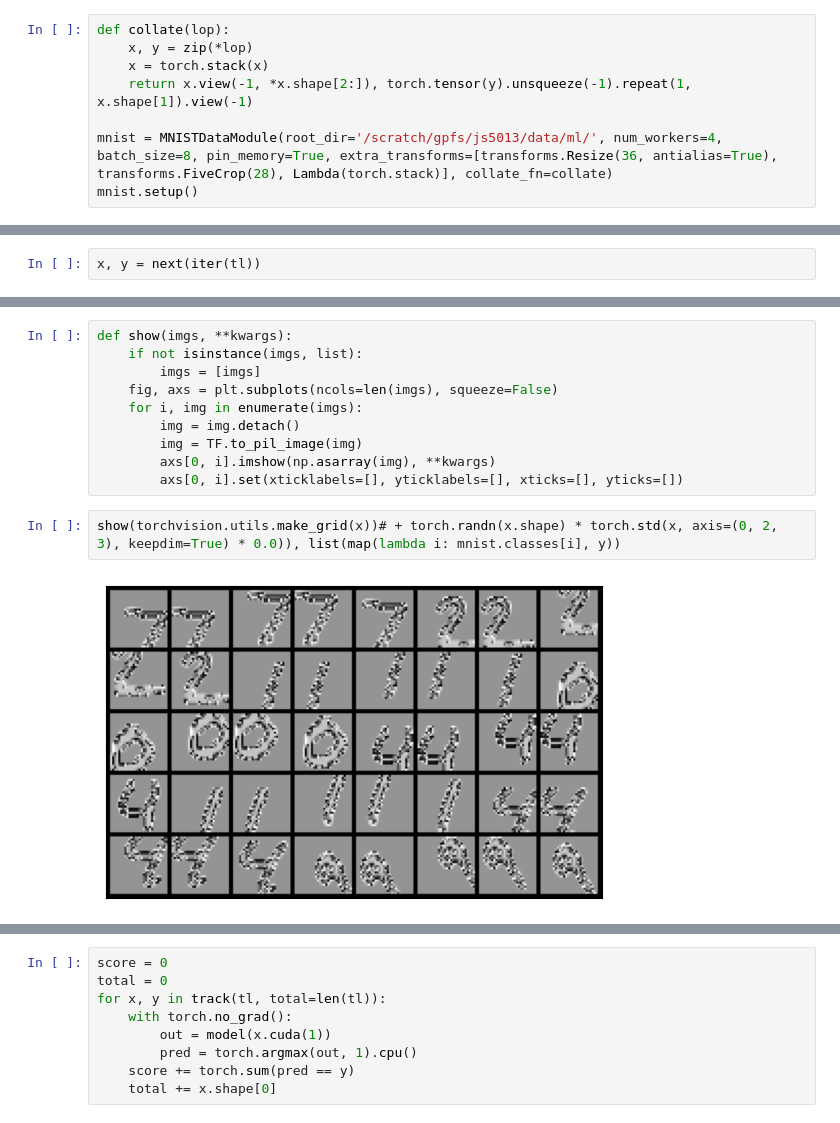
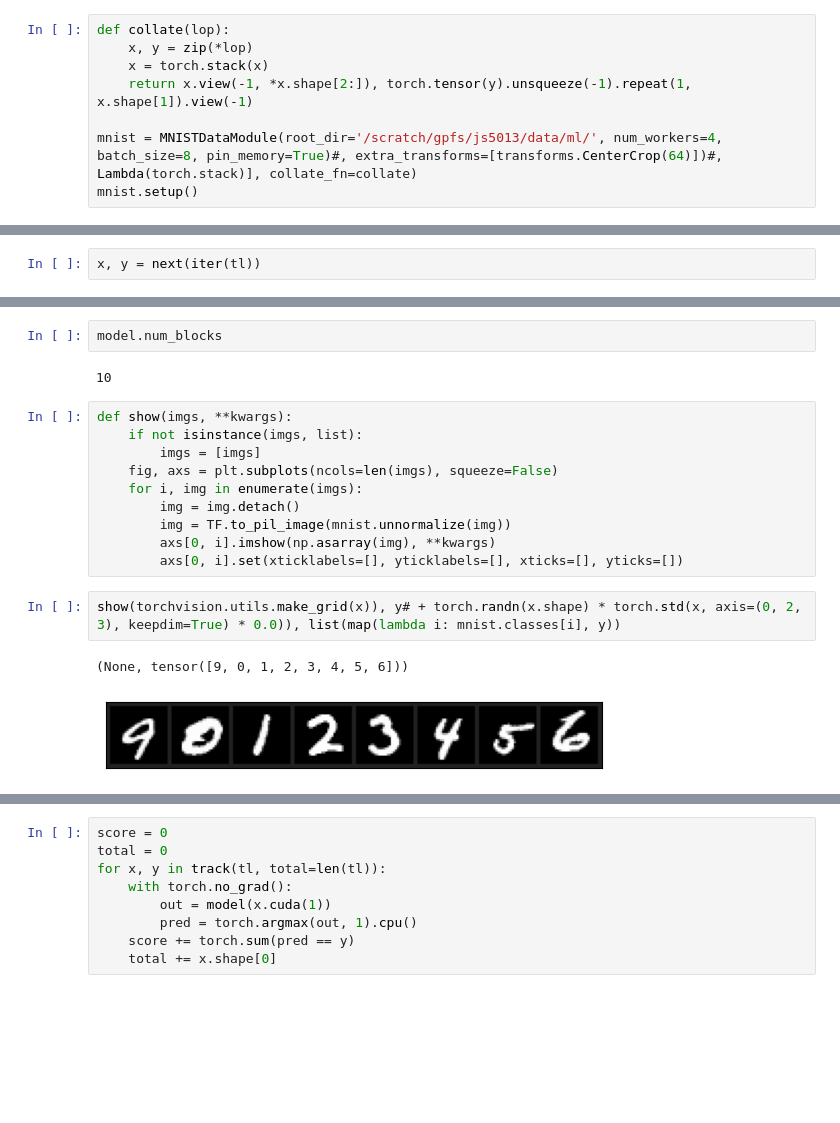
Before and after one commit to al-jshen/gpt, a Jupyter notebook: notebooks/ViT.ipynb, the cells around one changed output, grey strips where cells are left out. Saved outputs shown, nothing was run; the diff lists cells and outputs as text; blank space fills up the shorter version.

```diff
--- a/notebooks/ViT.ipynb
+++ b/notebooks/ViT.ipynb
@@ -26,7 +26,7 @@ def collate(lop):
     x = torch.stack(x)
     return x.view(-1, *x.shape[2:]), torch.tensor(y).unsqueeze(-1).repeat(1, x.shape[1]).view(-1)
 
-mnist = MNISTDataModule(root_dir='/scratch/gpfs/js5013/data/ml/', num_workers=4, batch_size=8, pin_memory=True, extra_transforms=[transforms.Resize(36, antialias=True), transforms.FiveCrop(28), Lambda(torch.stack)], collate_fn=collate)
+mnist = MNISTDataModule(root_dir='/scratch/gpfs/js5013/data/ml/', num_workers=4, batch_size=8, pin_memory=True)#, extra_transforms=[transforms.CenterCrop(64)])#, Lambda(torch.stack)], collate_fn=collate)
 mnist.setup()
 # %%
 tl = mnist.test_dataloader()
@@ -45,6 +41,10 @@ model = LightningWrapper.load_from_checkpoint('../train/lightning_logs/version_1
 model.freeze()
 # %% [output]
 /scratch/gpfs/js5013/.conda/envs/foundation/lib/python3.11/site-packages/lightning/pytorch/utilities/parsing.py:198: Attribute 'output_head' is an instance of `nn.Module` and is already saved during c ...
+# %%
+model.num_blocks
+# %% [output]
+10
 # %%
 def show(imgs, **kwargs):
     if not isinstance(imgs, list):
@@ -52,13 +52,14 @@ def show(imgs, **kwargs):
     fig, axs = plt.subplots(ncols=len(imgs), squeeze=False)
     for i, img in enumerate(imgs):
         img = img.detach()
-        img = TF.to_pil_image(img)
+        img = TF.to_pil_image(mnist.unnormalize(img))
         axs[0, i].imshow(np.asarray(img), **kwargs)
         axs[0, i].set(xticklabels=[], yticklabels=[], xticks=[], yticks=[])
 # %%
-show(torchvision.utils.make_grid(x))# + torch.randn(x.shape) * torch.std(x, axis=(0, 2, 3), keepdim=True) * 0.0)), list(map(lambda i: mnist.classes[i], y))
+show(torchvision.utils.make_grid(x)), y# + torch.randn(x.shape) * torch.std(x, axis=(0, 2, 3), keepdim=True) * 0.0)), list(map(lambda i: mnist.classes[i], y))
 # %% [output]
+(None, tensor([9, 0, 1, 2, 3, 4, 5, 6]))
-[figure, old version]
+[figure, new version]
 # %%
 torch.argmax(model(x.cuda(1)), axis=1)
 # %% [output]
```
Also changed, not shown: parts of 7 cells of this notebook, 7 other files.
